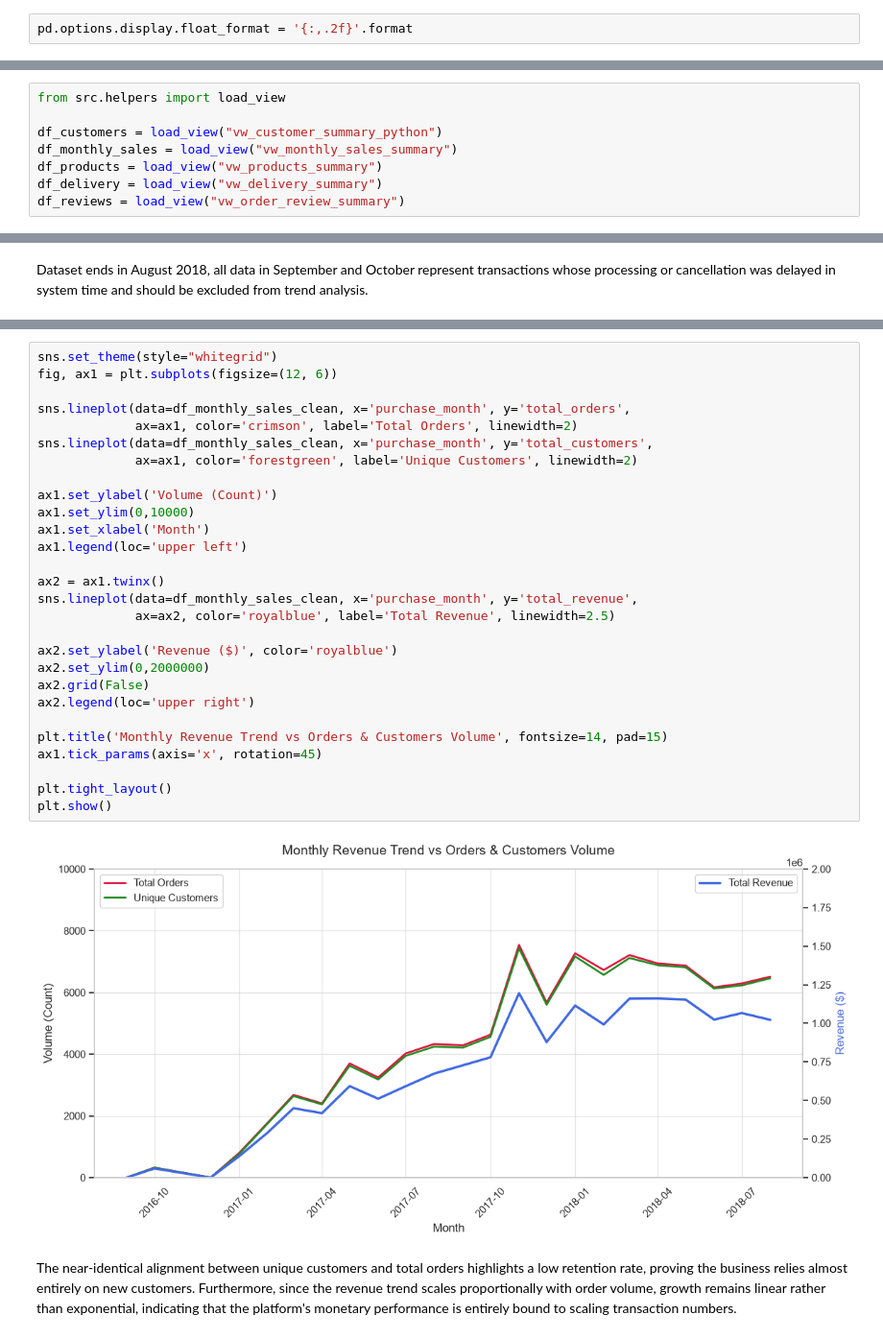
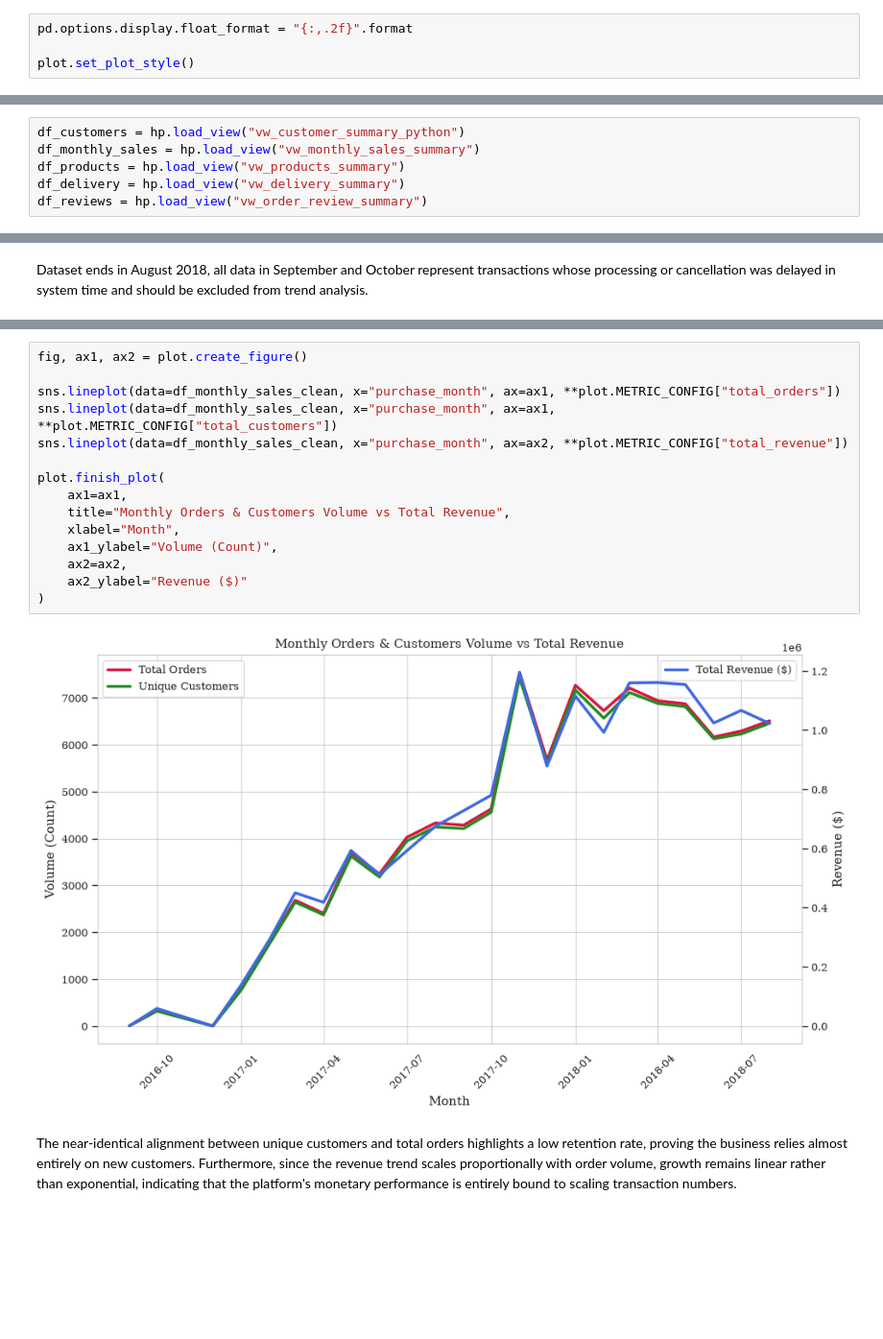
Before and after one commit to MarKotyn/olist-ecommerce-customer-analytics, a Jupyter notebook: python/notebooks/02_eda.ipynb, the cells around one changed output, grey strips where cells are left out. Shown at 96% size. Drawn from its saved outputs; the diff is of its cells as text; blank space fills up the shorter version.

Commit message:
Major refactoring in plotting code; 02_eda notebook adjusted

```diff
--- a/python/notebooks/02_eda.ipynb
+++ b/python/notebooks/02_eda.ipynb
@@ -9,15 +11,15 @@ import seaborn as sns
 # %%
-pd.options.display.float_format = '{:,.2f}'.format
+pd.options.display.float_format = "{:,.2f}".format
+
+plot.set_plot_style()
 # %% [markdown]
 # Data Load
 # %%
-from src.helpers import load_view
-
-df_customers = load_view("vw_customer_summary_python")
-df_monthly_sales = load_view("vw_monthly_sales_summary")
-df_products = load_view("vw_products_summary")
-df_delivery = load_view("vw_delivery_summary")
-df_reviews = load_view("vw_order_review_summary")
+df_customers = hp.load_view("vw_customer_summary_python")
+df_monthly_sales = hp.load_view("vw_monthly_sales_summary")
+df_products = hp.load_view("vw_products_summary")
+df_delivery = hp.load_view("vw_delivery_summary")
+df_reviews = hp.load_view("vw_order_review_summary")
 # %% [markdown]
 # Monthly Sales Summary Overview
 # %%
@@ -36,33 +38,20 @@ df_monthly_sales_clean = df_monthly_sales[df_monthly_sales['purchase_month'] < '
 # %%
-sns.set_theme(style="whitegrid")
-fig, ax1 = plt.subplots(figsize=(12, 6))
+fig, ax1, ax2 = plot.create_figure()
 
-sns.lineplot(data=df_monthly_sales_clean, x='purchase_month', y='total_orders',
-             ax=ax1, color='crimson', label='Total Orders', linewidth=2)
-sns.lineplot(data=df_monthly_sales_clean, x='purchase_month', y='total_customers',
-             ax=ax1, color='forestgreen', label='Unique Customers', linewidth=2)
+sns.lineplot(data=df_monthly_sales_clean, x="purchase_month", ax=ax1, **plot.METRIC_CONFIG["total_orders"])
+sns.lineplot(data=df_monthly_sales_clean, x="purchase_month", ax=ax1, **plot.METRIC_CONFIG["total_customers"])
+sns.lineplot(data=df_monthly_sales_clean, x="purchase_month", ax=ax2, **plot.METRIC_CONFIG["total_revenue"])
 
-ax1.set_ylabel('Volume (Count)')
-ax1.set_ylim(0,10000)
-ax1.set_xlabel('Month')
-ax1.legend(loc='upper left')
-
-ax2 = ax1.twinx()
-sns.lineplot(data=df_monthly_sales_clean, x='purchase_month', y='total_revenue',
-             ax=ax2, color='royalblue', label='Total Revenue', linewidth=2.5)
-
-ax2.set_ylabel('Revenue ($)', color='royalblue')
-ax2.set_ylim(0,2000000)
-ax2.grid(False)
-ax2.legend(loc='upper right')
-
-plt.title('Monthly Revenue Trend vs Orders & Customers Volume', fontsize=14, pad=15)
-ax1.tick_params(axis='x', rotation=45)
-
-plt.tight_layout()
-plt.show()
+plot.finish_plot(
+    ax1=ax1,
+    title="Monthly Orders & Customers Volume vs Total Revenue",
+    xlabel="Month",
+    ax1_ylabel="Volume (Count)",
+    ax2=ax2,
+    ax2_ylabel="Revenue ($)"
+)
 # %% [output]
-[figure, old version]
+[figure, new version]
 # %% [markdown]
 The near-identical alignment between unique customers and total orders highlights a low retention rate, proving the business relies almost entirely on new customers. Furthermore, since the revenue trend scales proportionally with order volume, growth remains linear rather than exponential, indicating that the platform's monetary performance is entirely bound to scaling transaction numbers.
 # %%
```
Also changed, not shown: parts of 24 cells of this notebook, 3 other files.
